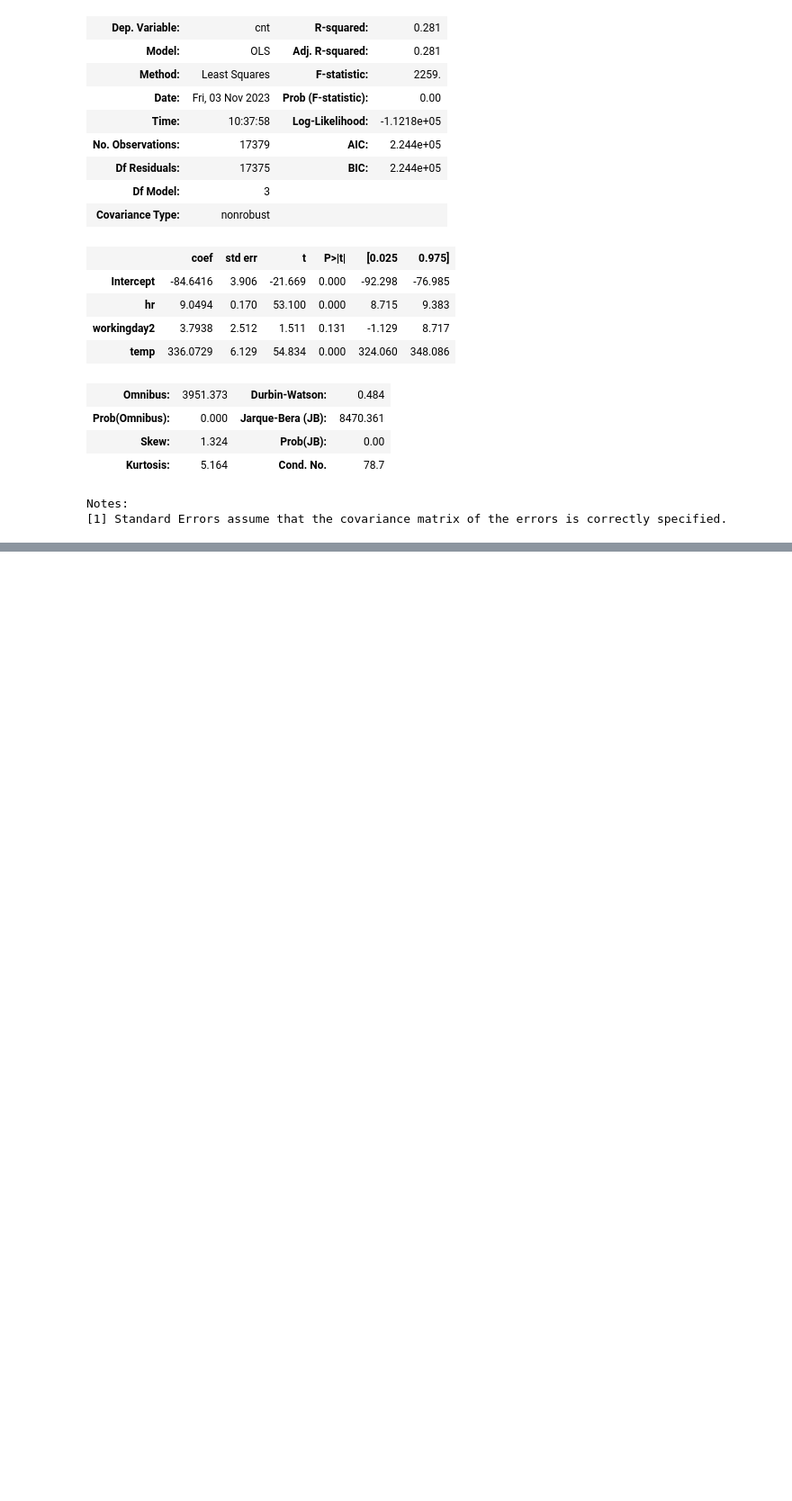
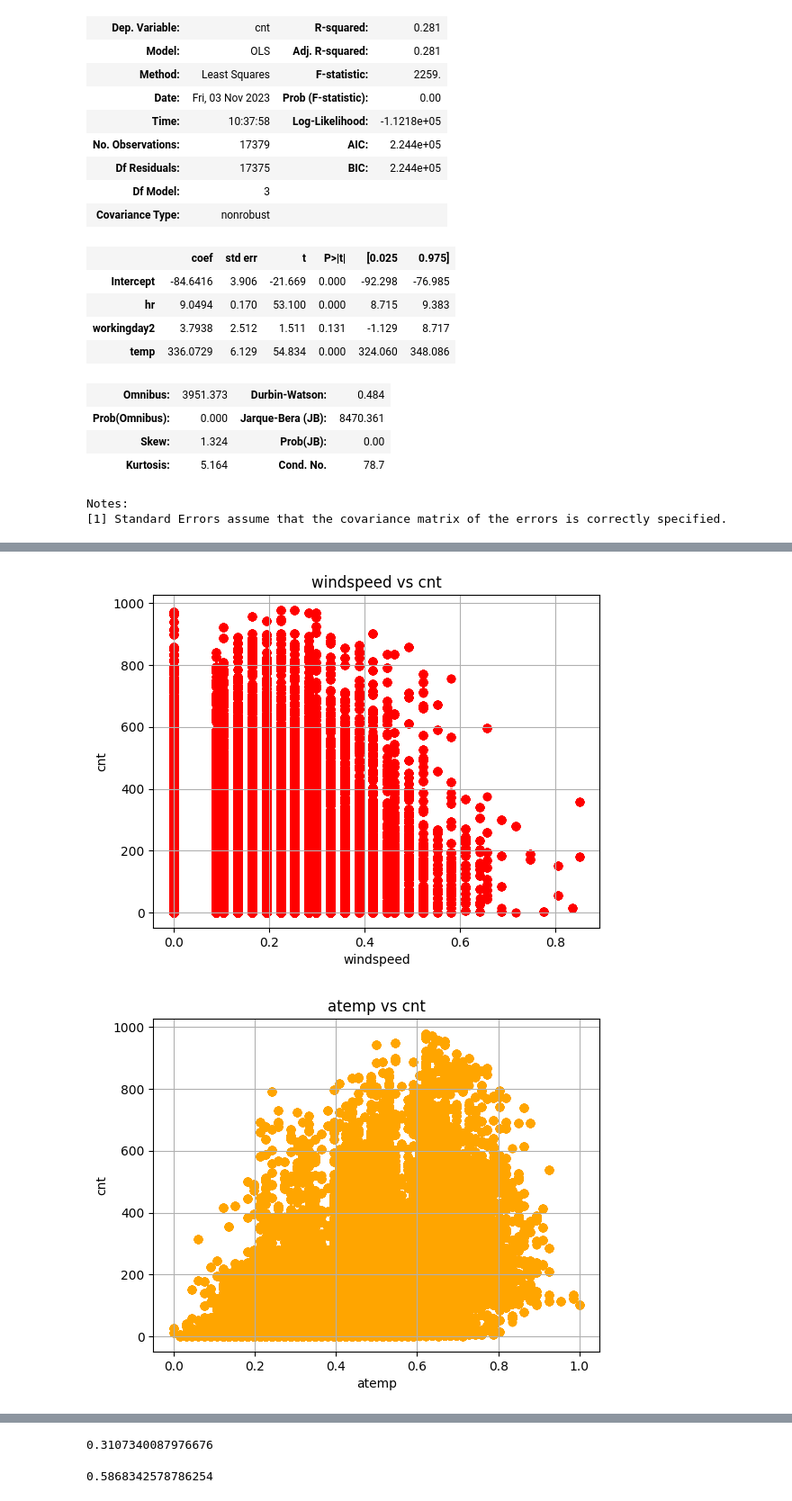
Before and after one commit to aa57c/CS_5568_Project, a Jupyter notebook: project.ipynb, the cells around one changed output, grey strips where cells are left out. Shown at 90% size. Saved outputs shown, nothing was run; the diff lists cells and outputs as text; code cells hidden in the pictures; blank space fills up the shorter version.

```diff
--- a/project.ipynb
+++ b/project.ipynb
@@ -91,0 +279,45 @@ Notes:
+# %%
+plt.scatter(bike_df_final['windspeed'], bike_df_final['cnt'], color='red')
+plt.title('windspeed vs cnt')
+plt.xlabel('windspeed')
+plt.ylabel('cnt')
+plt.grid(True)
+plt.show()
+
+plt.scatter(bike_df_final['atemp'], bike_df_final['cnt'], color='orange')
+plt.title('atemp vs cnt')
+plt.xlabel('atemp')
+plt.ylabel('cnt')
+plt.grid(True)
+plt.show()
+
+plt.scatter(bike_df_final['temp'], bike_df_final['cnt'], color='yellow')
+plt.title('temp vs cnt')
+plt.xlabel('temp')
+plt.ylabel('cnt')
+plt.grid(True)
+plt.show()
+
+plt.scatter(bike_df_final['hr'], bike_df_final['cnt'], color='green')
+plt.title('hr vs cnt')
+plt.xlabel('hr')
+plt.ylabel('cnt')
+plt.grid(True)
+plt.show()
+
+plt.scatter(bike_df_final['season_cat'], bike_df_final['cnt'], color='blue')
+plt.title('season_cat vs cnt')
+plt.xlabel('season_cat')
+plt.ylabel('cnt')
+plt.grid(True)
+plt.show()
+
+plt.scatter(bike_df_final['weekday_cat'], bike_df_final['cnt'], color='purple')
+plt.title('weekday_cat vs cnt')
+plt.xlabel('weekday_cat')
+plt.ylabel('cnt')
+plt.grid(True)
+plt.show()
+# %% [output]
+[figure, added]
+[figure, added]
@@ -91,0 +328,24 @@ Notes:
+# %%
+x = bike_df_final[['windspeed','hr','temp','season_cat','weekday_cat','workingday_yes', 'workingday_no', 'weathersit_cat']]
+y = bike_df_final['cnt']
+
+cv = KFold(n_splits=50, shuffle=True)
+
+model = LinearRegression()
+
+scores = cross_val_score(model, x, y, scoring='r2', cv=cv, n_jobs=-1)
+mean(absolute(scores))
+# %% [output]
+0.3107340087976676
+# %%
+x = bike_df_final[['windspeed','hr','temp','season_cat','weekday_cat','workingday_yes', 'workingday_no', 'weathersit_cat', 'casual']]
+y = bike_df_final['cnt']
+
+cv = KFold(n_splits=50, shuffle=True)
+
+model = LinearRegression()
+
+scores = cross_val_score(model, x, y, scoring='r2', cv=cv, n_jobs=-1)
+mean(absolute(scores))
+# %% [output]
+0.5868342578786254
```
Also changed, not shown: parts of 15 cells of this notebook, 1 other file.
